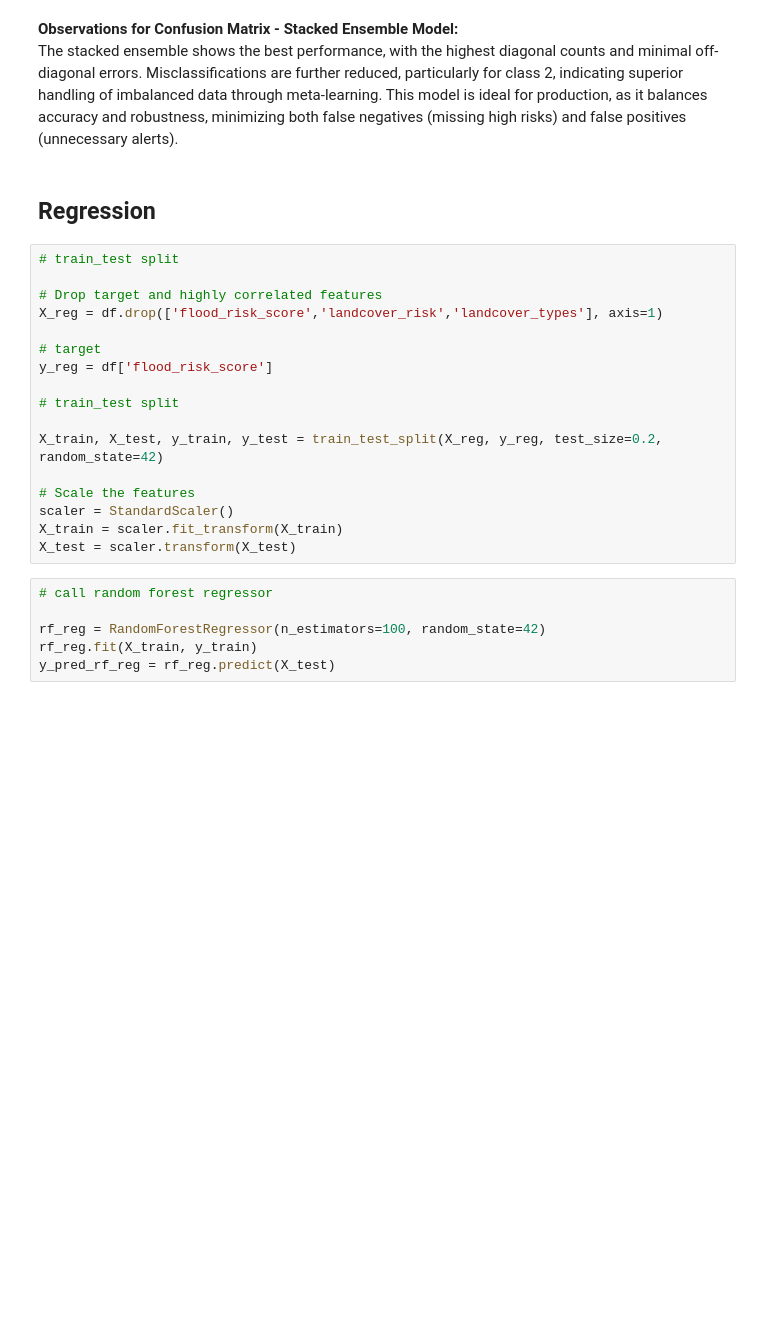
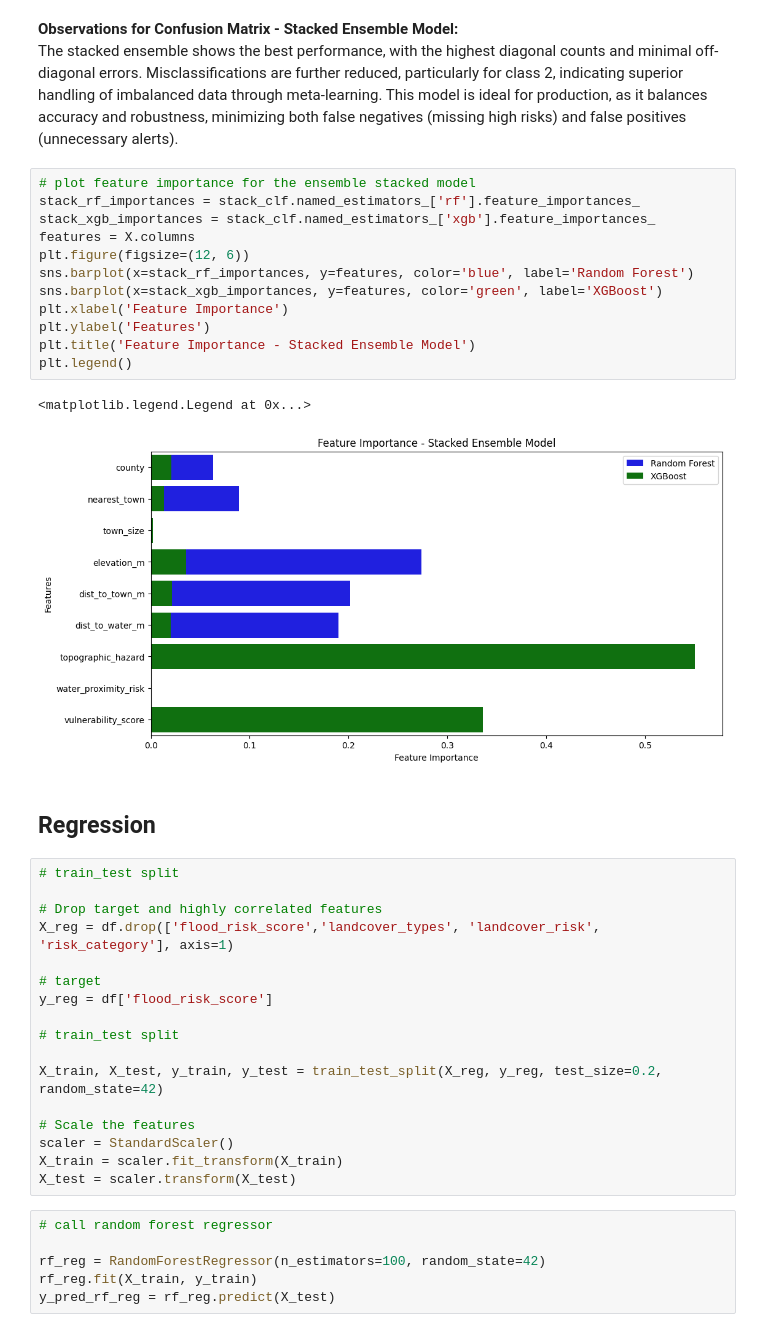
Before and after one commit to kennethnyangweso/Flood-Risk-Analysis-with-GIS, a Jupyter notebook: Modeling Notebook.ipynb, the cells around one changed output. Cells and saved outputs as stored; diff of their text form; blank space fills up the shorter version.

```diff
--- a/Modeling Notebook.ipynb
+++ b/Modeling Notebook.ipynb
@@ -320,13 +320,28 @@ plt.show()
 # %% [markdown]
 **Observations for Confusion Matrix - Stacked Ensemble Model:**
 The stacked ensemble shows the best performance, with the highest diagonal counts and minimal off-diagonal errors. Misclassifications are further reduced, particularly for class 2, indicating superior handling of imbalanced data through meta-learning. This model is ideal for production, as it balances accuracy and robustness, minimizing both false negatives (missing high risks) and false positives (unnecessary alerts).
+# %%
+# plot feature importance for the ensemble stacked model
+stack_rf_importances = stack_clf.named_estimators_['rf'].feature_importances_
+stack_xgb_importances = stack_clf.named_estimators_['xgb'].feature_importances_
+features = X.columns
+plt.figure(figsize=(12, 6))
+sns.barplot(x=stack_rf_importances, y=features, color='blue', label='Random Forest')
+sns.barplot(x=stack_xgb_importances, y=features, color='green', label='XGBoost')
+plt.xlabel('Feature Importance')
+plt.ylabel('Features')
+plt.title('Feature Importance - Stacked Ensemble Model')
+plt.legend()
+# %% [output]
+<matplotlib.legend.Legend at 0x...>
+[figure, added]
 # %% [markdown]
 ## Regression
 # %%
 # train_test split
 
 # Drop target and highly correlated features
-X_reg = df.drop(['flood_risk_score','landcover_risk','landcover_types'], axis=1)
+X_reg = df.drop(['flood_risk_score','landcover_types', 'landcover_risk', 'risk_category'], axis=1)
 
 # target
 y_reg = df['flood_risk_score']
```
Also changed, not shown: parts of 18 cells of this notebook.
